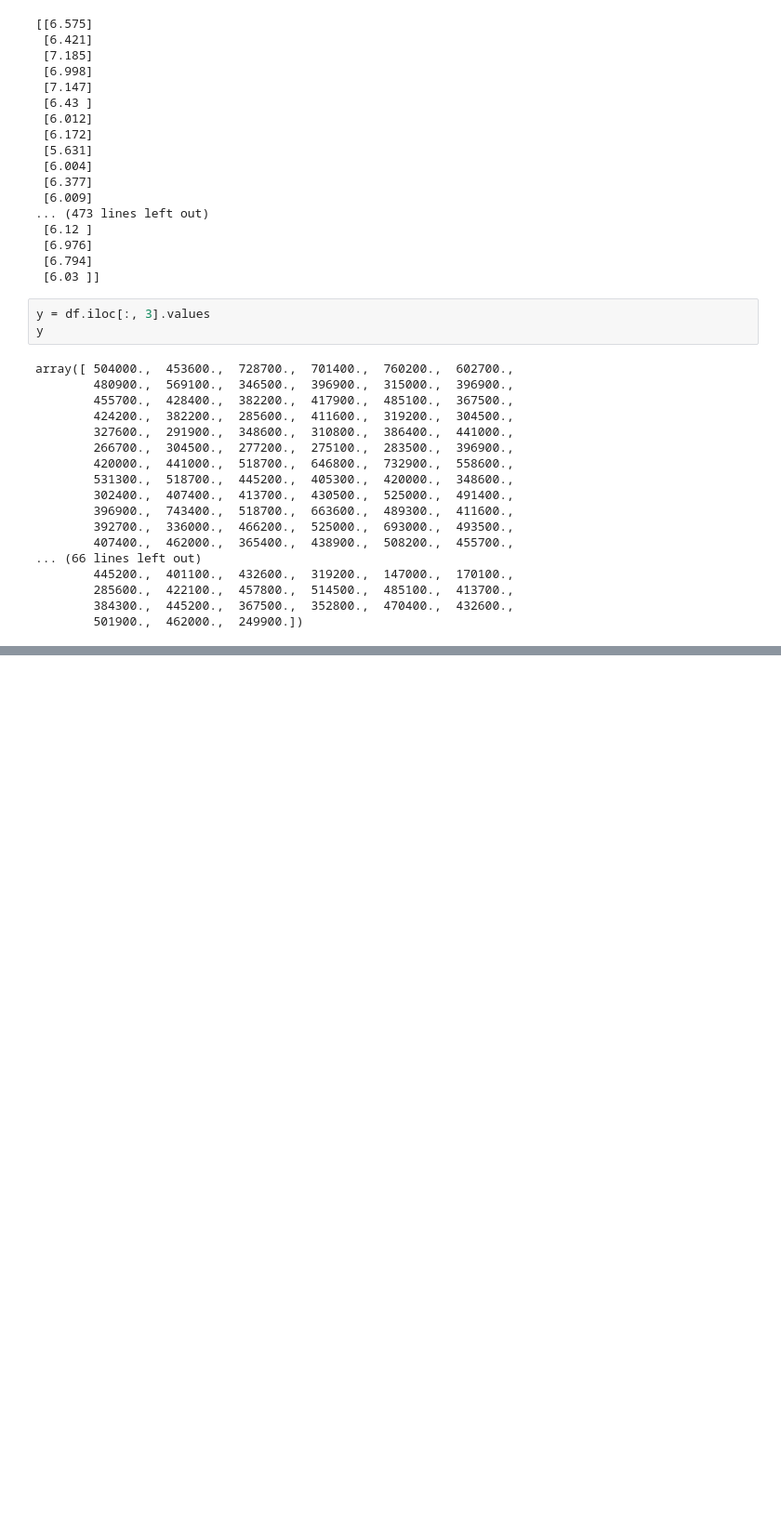
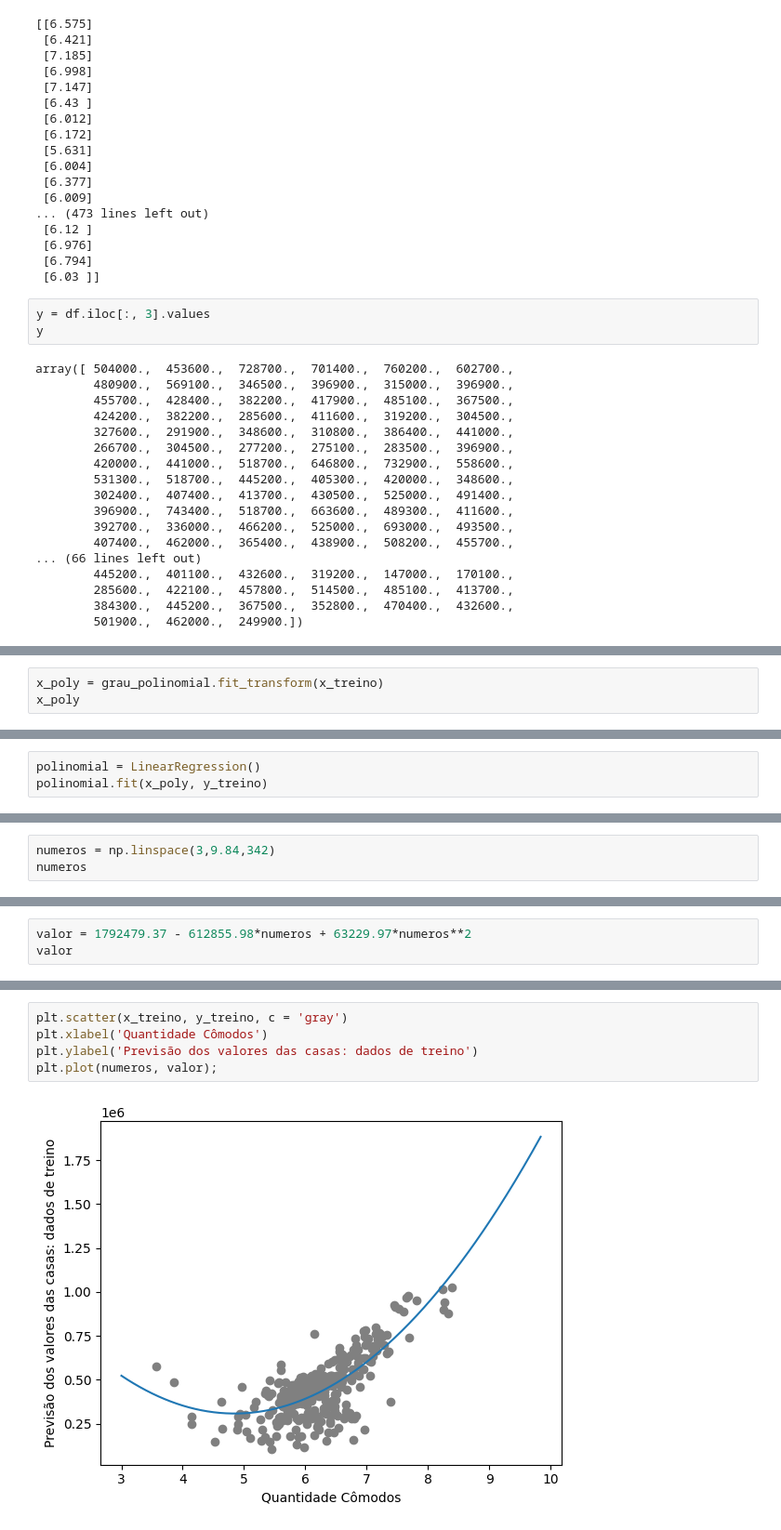
Before and after one commit to CristianoDataScience/projeto-predi--o-de-casas-em-Boston, a Jupyter notebook: regressao_polinomial.ipynb, the cells around one changed output, grey strips where cells are left out. Shown at 93% size. Saved outputs shown, nothing was run; the diff lists cells and outputs as text; blank space fills up the shorter version.

Commit message:
Commit regressao linear polinomial

```diff
--- a/regressao_polinomial.ipynb
+++ b/regressao_polinomial.ipynb
@@ -69,0 +87,3 @@ array([ 504000.,  453600.,  728700.,  701400.,  760200.,  602700.,
+# %%
+x_poly = grau_polinomial.fit_transform(x_treino)
+x_poly
@@ -69,0 +98,3 @@ array([ 504000.,  453600.,  728700.,  701400.,  760200.,  602700.,
+# %%
+polinomial = LinearRegression()
+polinomial.fit(x_poly, y_treino)
@@ -69,0 +116,3 @@ array([ 504000.,  453600.,  728700.,  701400.,  760200.,  602700.,
+# %%
+numeros = np.linspace(3,9.84,342)
+numeros
@@ -69,0 +141,3 @@ array([ 504000.,  453600.,  728700.,  701400.,  760200.,  602700.,
+# %%
+valor = 1792479.37 - 612855.98*numeros + 63229.97*numeros**2
+valor
@@ -69,0 +162,7 @@ array([ 504000.,  453600.,  728700.,  701400.,  760200.,  602700.,
+# %%
+plt.scatter(x_treino, y_treino, c = 'gray')
+plt.xlabel('Quantidade Cômodos')
+plt.ylabel('Previsão dos valores das casas: dados de treino')
+plt.plot(numeros, valor);
+# %% [output]
+[figure, added]
```
Also changed, not shown: parts of 36 cells of this notebook.
